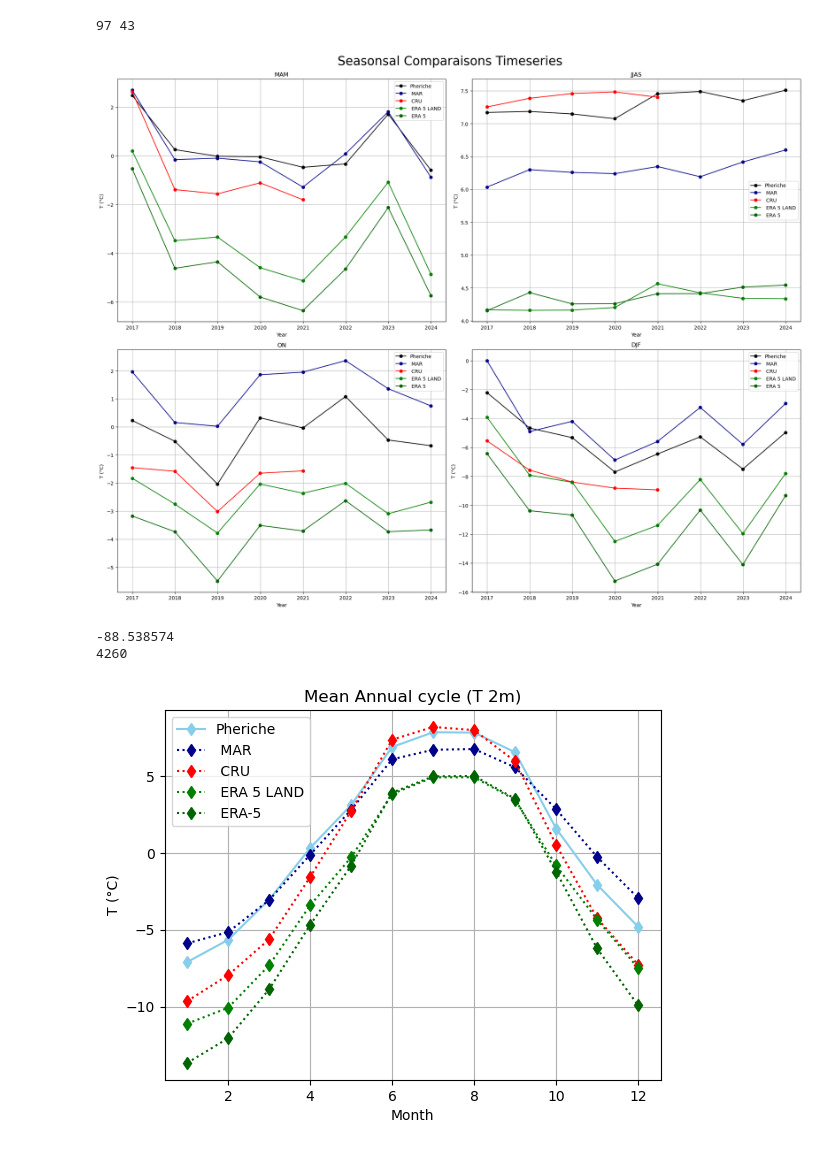
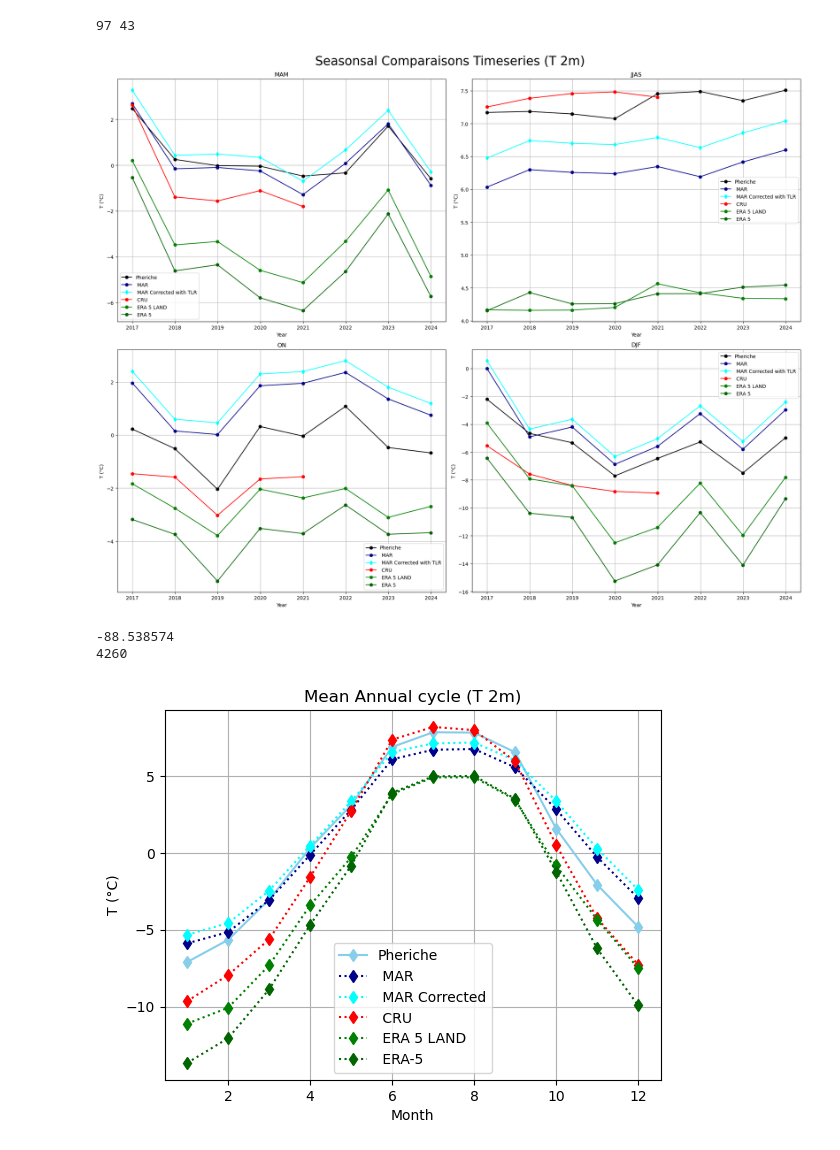
Before and after one commit to Andeol-ramb/MAR_HMA_GLACIOCLIM_Comparisons, a Jupyter notebook: Comparison_MAR_Reanalysis_Glacioclim/Comparisons_T_Pheriche_Multi-Models.ipynb, the cells around one changed output. Drawn from its saved outputs; the diff is of its cells as text; code cells hidden in the pictures.

```diff
--- a/Comparison_MAR_Reanalysis_Glacioclim/Comparisons_T_Pheriche_Multi-Models.ipynb
+++ b/Comparison_MAR_Reanalysis_Glacioclim/Comparisons_T_Pheriche_Multi-Models.ipynb
@@ -132,7 +132,7 @@ Attributes: (12/31)
 ## ERA-5
 ######
 
-fileName7='era5_GRa_t2m_remap_GRa.nc'
+fileName7='era5_t2m_remap_GRa.nc'
 ds7 = xr.open_dataset(sourceData2+model7+'/'+fileName7)['t2m']
 print(ds7.attrs)
 FieldERA_5=ds7.sel(valid_time=slice(str(iyr)+'-01',str(fyr)+'-12'))
@@ -460,42 +529,43 @@ T_ERA_5_Cycle=T_ERA_5.groupby('time.month').mean()
 # %%
 #Time Series
 fig, axes = plt.subplots(2, 2, figsize=(20, 16))
 axes = axes.flatten()
 
 for thing, x in enumerate(seasons):
     ax = axes[thing]
 
-    # Station
-    da_py = seasonal_T_station['TairH'][x]
+    sta = seasonal_T_station['TairH'][x]
     # MAR
-    da_mar = seasonnal_T_MAR[x]
+    mar = seasonnal_T_MAR[x]
+    # MAR Corrected TLR
+    mar_correction=seasonnal_T_MAR_corrected[x]
     #Cru
-    da_cru= seasonnal_T_CRU[x]
+    cru= seasonnal_T_CRU[x]
     #ERA-5-LAND
-    da_ERA_5_LAND=seasonnal_T_ERA_5_LAND[x]
+    era5land=seasonnal_T_ERA_5_LAND[x]
     #ERA_5
-    da_ERA_5=seasonnal_T_ERA_5[x]
-
+    era5=seasonnal_T_ERA_5[x]
     # Tracés
-    ax.plot(da_py.time, da_py.values, linestyle='-', marker='o', label=station,color='black')
-    ax.plot(da_mar.time, da_mar.values, linestyle='-', marker='o', label=' MAR',color='darkblue')
-    ax.plot(da_cru.time, da_cru.values, linestyle='-', marker='o', label=' CRU',color='red')
-    ax.plot(da_ERA_5_LAND.time, da_ERA_5_LAND.values, linestyle='-', marker='o', label=' ERA 5 LAND',color='green')
-    ax.plot(da_ERA_5.time, da_ERA_5.values, linestyle='-', marker='o', label=' ERA 5',color='darkgreen')
+    ax.plot(sta.time, sta.values, linestyle='-', marker='o', label=station,color='black')
+    ax.plot(mar.time, mar.values, linestyle='-', marker='o', label=' MAR',color='darkblue')
+    ax.plot(mar_correction.time, mar_correction.values, linestyle='-', marker='d', label=' MAR Corrected with TLR',color='cyan')
+    ax.plot(cru.time, cru.values, linestyle='-', marker='o', label=' CRU',color='red')
+    ax.plot(era5land.time, era5land.values, linestyle='-', marker='o', label=' ERA 5 LAND',color='green')
+    ax.plot(era5.time, era5.values, linestyle='-', marker='o', label=' ERA 5',color='darkgreen')
 
     # Mise en forme
     ax.set_title(titles[x])
     ax.set_xlabel('Year')
     ax.set_ylabel('T (°C)')
     ax.grid(True)
     ax.legend()
 
 
 plt.tight_layout(rect=[0, 0, 1, 0.96])  # Maria script theft : leave space for the suptitle
-fig.suptitle('Seasonsal Comparaisons Timeseries',fontsize=25)
+fig.suptitle('Seasonsal Comparaisons Timeseries (T 2m)',fontsize=25)
 plt.show()
 # %% [output]
-[figure, old version]
+[figure, new version]
 # %%
 #Annual cycle
 #daily_meanRR=RR.resample(time='D').sum()
@@ -506,6 +576,12 @@ plt.plot(T_cycle_sta.month,T_cycle_sta.TairH,
         color='skyblue',linestyle='-',label=station,marker='d')
 plt.plot(T_MAR_cycle.month,T_MAR_cycle.values,
          color='darkblue',linestyle=':',label=' MAR',marker='d')
+
+plt.plot(Corrected_T_MAR_cycle.month,Corrected_T_MAR_cycle.values,
+         color='cyan',linestyle=':',label=' MAR Corrected',marker='d')
+
+
+
 plt.plot(T_CRU_Cycle.month,T_CRU_Cycle.values,
          color='red',linestyle=':',label=' CRU',marker='d')
 plt.plot(T_ERA_5_LAND_Cycle.month,T_ERA_5_LAND_Cycle.values,
@@ -518,6 +594,7 @@ plt.plot(T_ERA_5_Cycle.month,T_ERA_5_Cycle.values,
 
 
 
+
 plt.legend()
 plt.title('Mean Annual cycle (T 2m)')
 plt.xlabel('Month')
@@ -525,11 +602,11 @@ plt.ylabel('T (°C)')
 
 plt.grid(True)
 print(diff)
-print(elev_Station_Glacioclim)
+print(SH_sta)
 # %% [output]
 -88.538574
 4260
-[figure, old version]
+[figure, new version]
 # %%
 #
 fig, axes = plt.subplots(2, 2, figsize=(20, 16))
```
Also changed, not shown: parts of 2 cells of this notebook, 9 other files.
